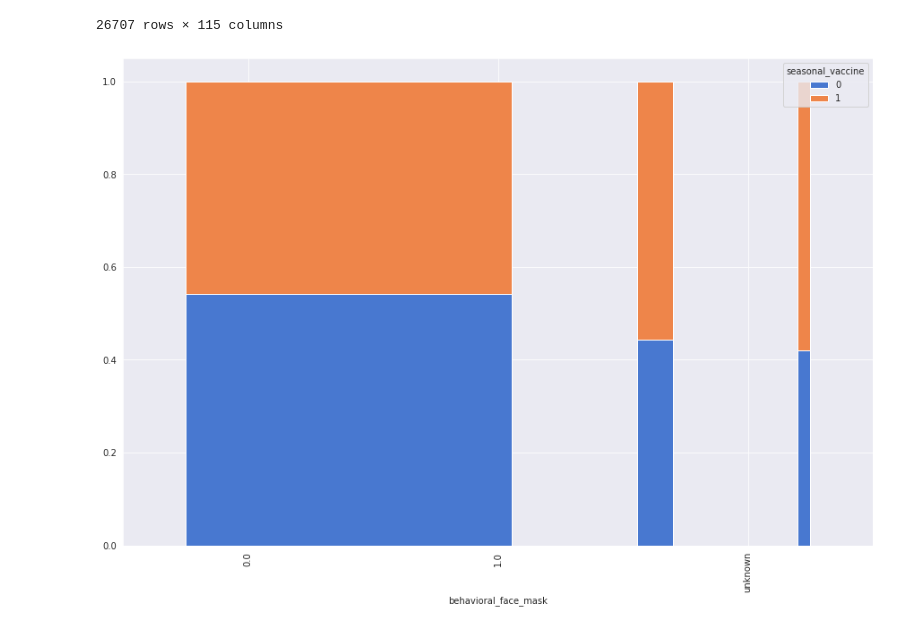
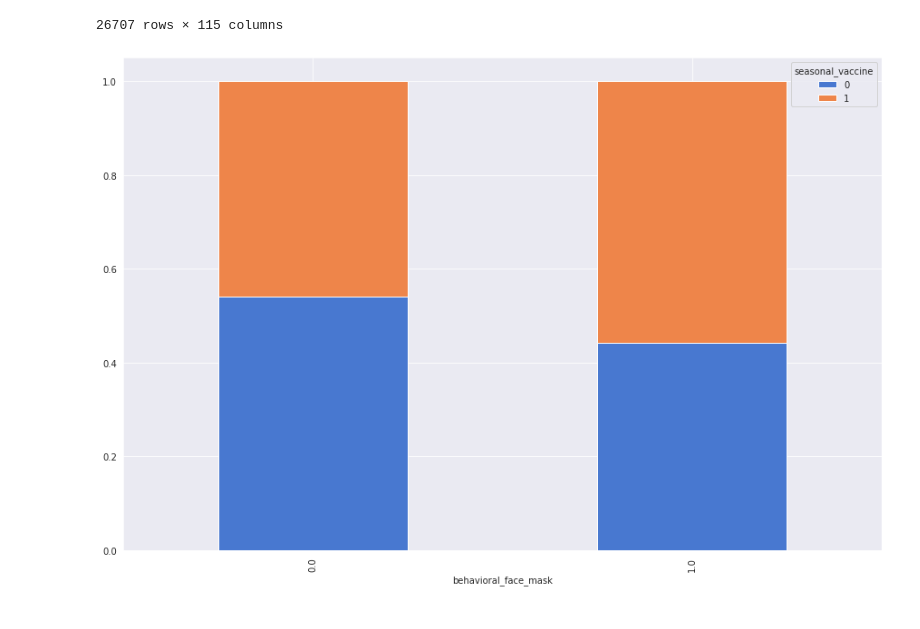
Before and after one commit to coreyryanhanson/predicting_seasonal_vaccinations, a Jupyter notebook: scratch_corey.ipynb, the cells around one changed output. Saved outputs shown, nothing was run; the diff lists cells and outputs as text; code cells hidden in the pictures.

Commit message:
consoildated cleaning

```diff
--- a/scratch_corey.ipynb
+++ b/scratch_corey.ipynb
@@ -38,12 +17,7 @@ dfla = pd.read_csv("data/training_set_labels.csv")
 df = pd.merge(dftr, dfla, on="respondent_id")
 df = df.set_index("respondent_id")
 # %%
-#Fits imputers
-impute_dict = OrderedDict([("household_adults",[np.nan, "median", None]),
-                          ("household_children",[np.nan, "median", None]),
-                          ])
-
-imputes = get_imputer_objs(df, impute_dict)
+impute_dict = OrderedDict([("household_adults", [np.nan, "median", None]),
+                               ("household_children", [np.nan, "median", None]),
+                               ])
+df, imputes = fit_clean_data(df, impute_dict)
-# %%
-df = impute_vals(df, impute_dict, imputes)
-df = categorical_nans(df, "unknown")
@@ -158,6 +145,6 @@ Skipping scaling
 | 14084 | 0.0 | 0.0 | 0 | 0 | 1 | ... |
 26707 rows × 115 columns
 # %%
-plot_stacked_proportion(df, "behavioral_face_mask", target_col, .1)
+plot_stacked_proportion(df, "behavioral_face_mask", target_col, 1)
 # %% [output]
-[figure, old version]
+[figure, new version]
```
Also changed, not shown: parts of 8 cells of this notebook, 1 other file.
